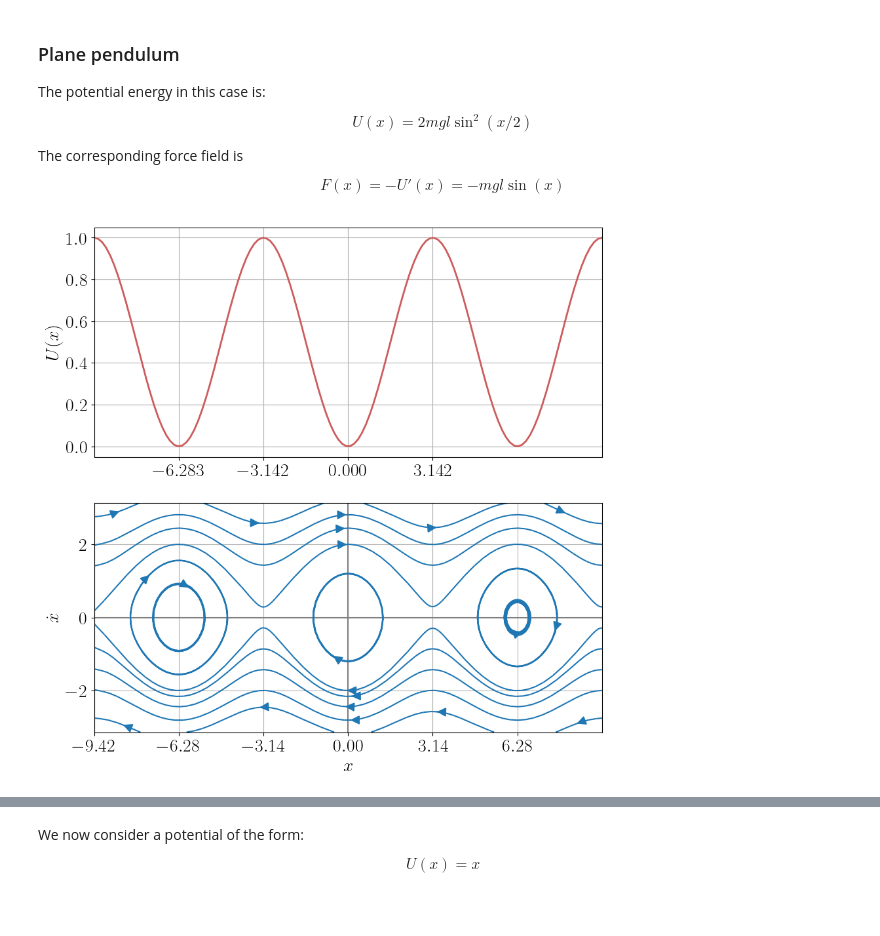
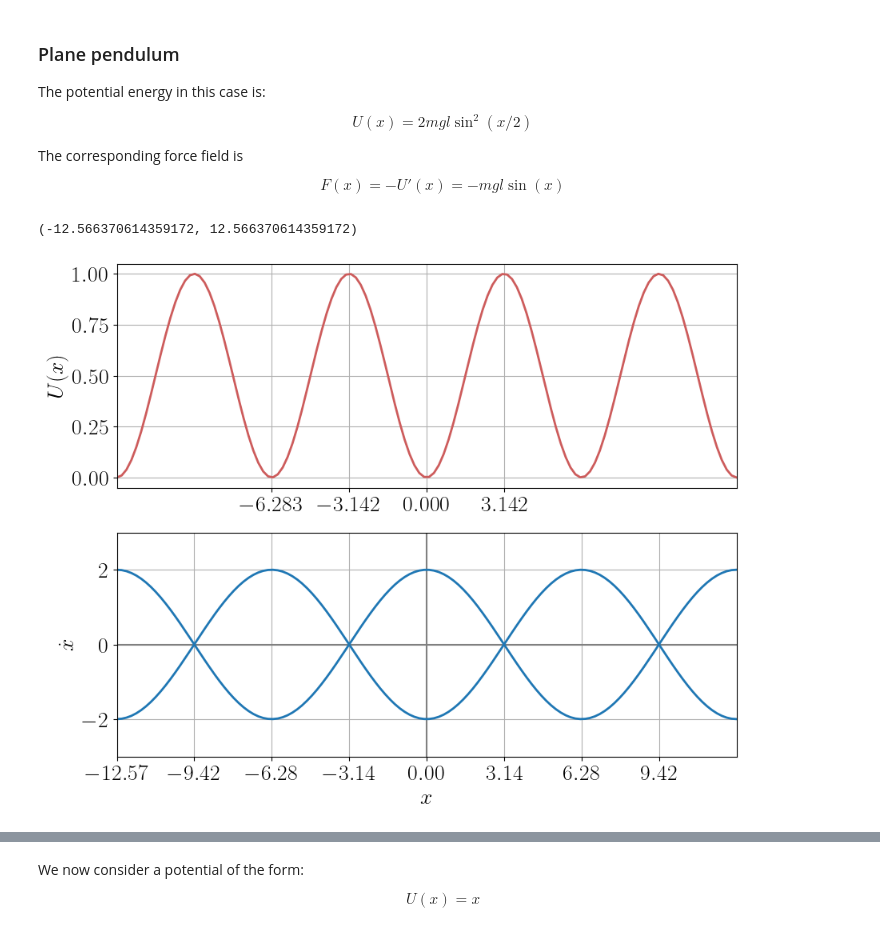
Before and after one commit to rajeshrinet/teaching, a Jupyter notebook: ex2-phasePortraits-streamplot.ipynb, the cells around one changed output, grey strips where cells are left out. Drawn from its saved outputs; the diff is of its cells as text; code cells hidden in the pictures.

```diff
--- a/ex2-phasePortraits-streamplot.ipynb
+++ b/ex2-phasePortraits-streamplot.ipynb
@@ -76,28 +76,33 @@ The corresponding force field is
 
 $$F(x)= - U'(x)=-mgl\sin(x)$$
 # %%
-plt.figure(figsize=(10, 10), dpi=100)
+plt.figure(figsize=(10, 8), dpi=100)
 
 plt.subplot(211)
-xx=3*np.pi;  x = np.linspace(-xx,xx,128);
+xx=4*np.pi;  x = np.linspace(-xx,xx,128);
 
 plt.plot(x, np.sin(x/2)**2, lw=2, color='indianred')
 plt.grid(); plt.xticks(np.arange(-Lx, Lx, step=np.pi));
 plt.xlim(-xx, xx)
 plt.ylabel(r'$U(x)$');
 
 plt.subplot(212)
 
-Lx, Ly = 3*np.pi, 1*np.pi
+Lx, Ly = 4*np.pi, 1*np.pi
 Np = 64
 xG, dot_xG = np.meshgrid(np.linspace(-Lx, Lx, Np), np.linspace(-Ly, Ly, Np))
 
 ddot_xG = -np.sin(xG)
 
 plt.axvline(x=0, c="gray", label="x=0"); plt.axhline(y=0, c="gray", label="y=0")
 
-plt.streamplot(xG, dot_xG, dot_xG, ddot_xG,density=0.4, broken_streamlines=False, arrowsize=2);
+# plt.streamplot(xG, dot_xG, dot_xG, ddot_xG,density=0.4, broken_streamlines=False, arrowsize=2);
+plt.plot(x, 2*np.cos(x/2), lw=2, color='C0');
+plt.plot(x, -2*np.cos(x/2), lw=2, color='C0');
+# plt.plot(x, -2*np.cos(x/2)**2, lw=2, color='blue');
 plt.grid(); plt.xticks(np.arange(-Lx, Lx, step=np.pi));
-plt.xlabel(r'$x$'); plt.ylabel(r'$\dot x$');
+plt.xlabel(r'$x$'); plt.ylabel(r'$\dot x$'); plt.ylim(-3, 3)
+plt.xlim(-Lx, Lx)
 # %% [output]
+(-12.566370614359172, 12.566370614359172)
-[figure, old version]
+[figure, new version]
```
Also changed, not shown: parts of 2 cells of this notebook, 2 other files.
